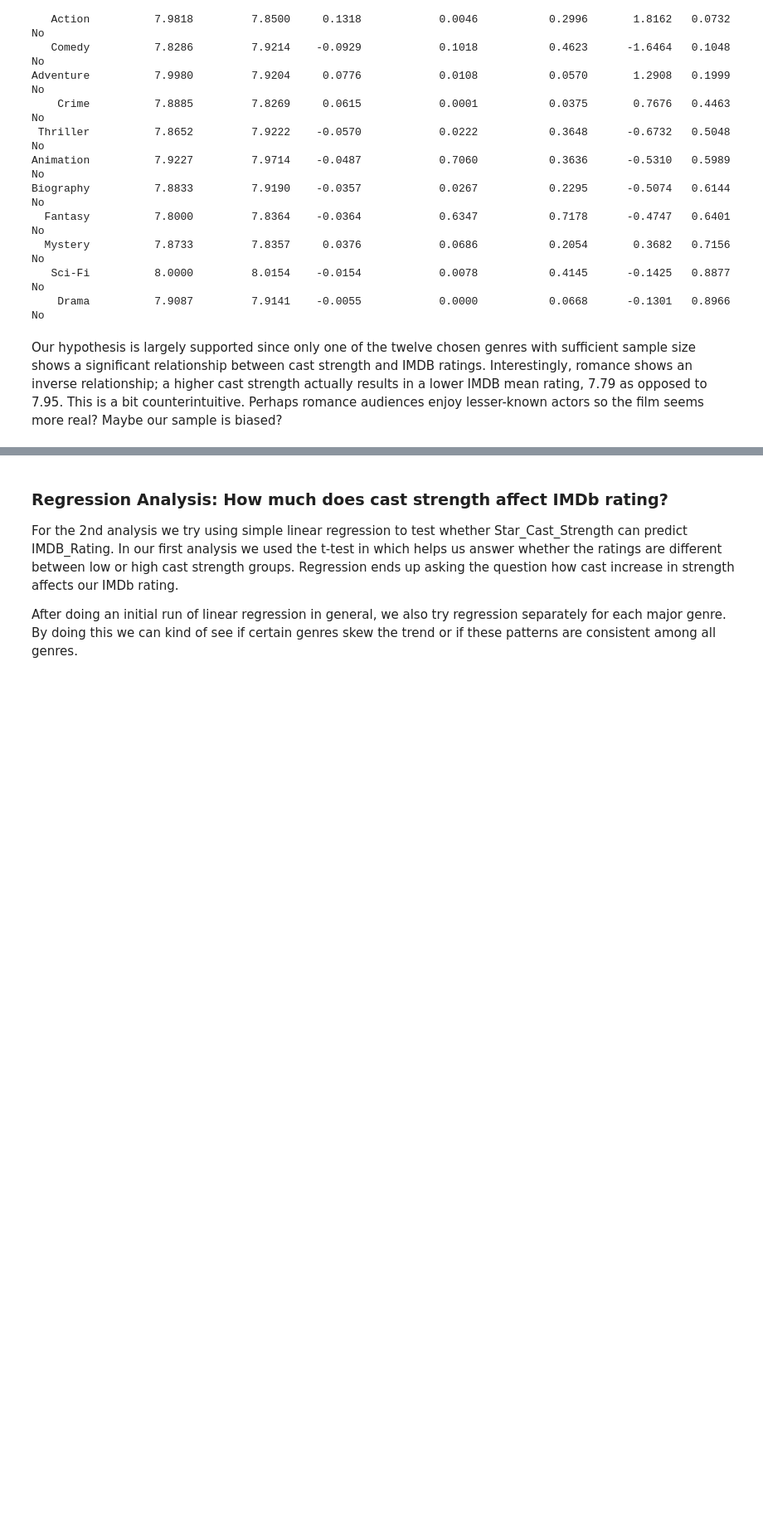
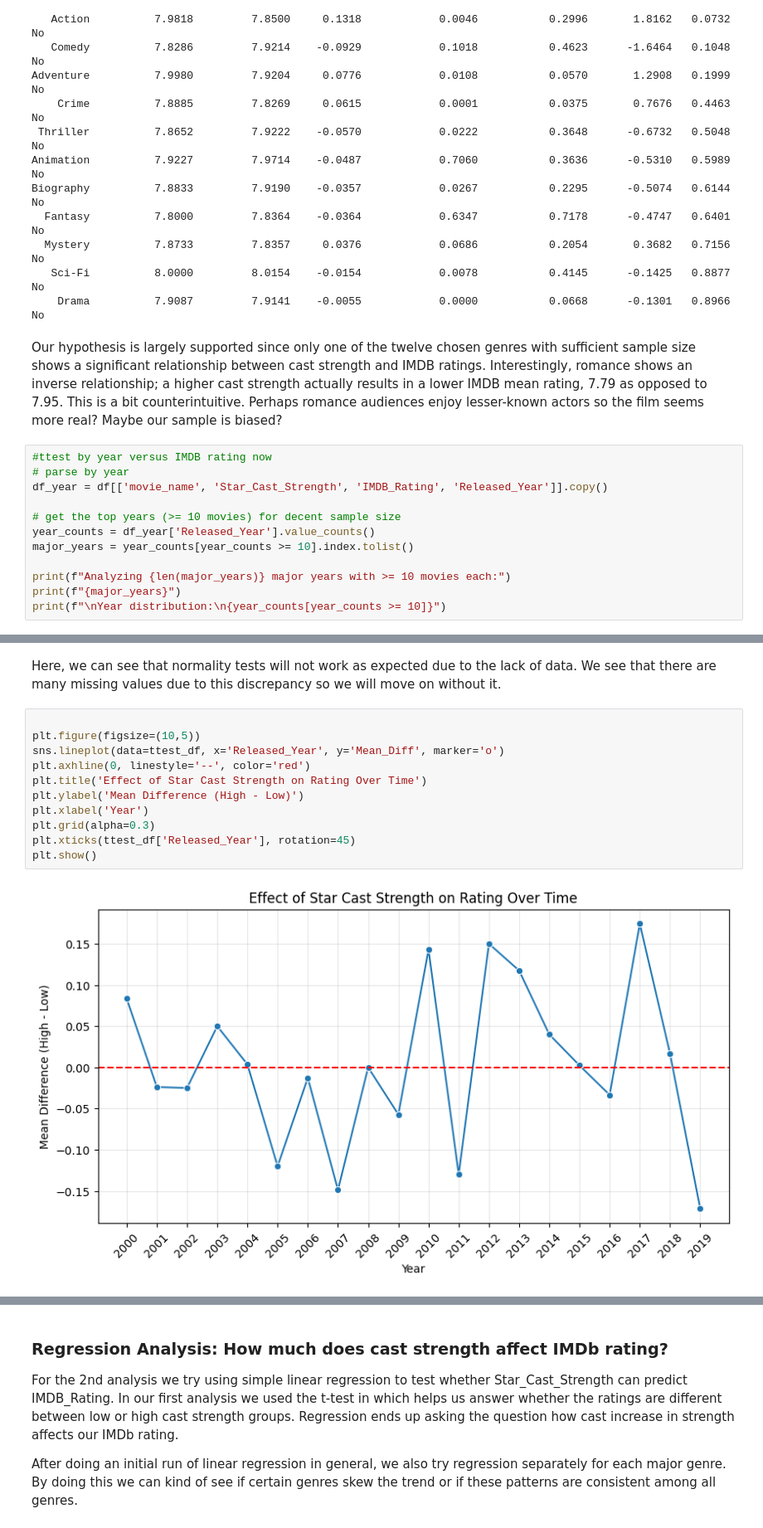
Before and after one commit to COGS108/Group138_WI26, a Jupyter notebook: 03-FinalProject.ipynb, the cells around one changed output, grey strips where cells are left out. Shown at 83% size. Cells and saved outputs as stored; diff of their text form; blank space fills up the shorter version.

Commit message:
completed analysis for star cast strength impact per year

```diff
--- a/03-FinalProject.ipynb
+++ b/03-FinalProject.ipynb
@@ -390,3 +390,15 @@ Biography          7.8833         7.9190    -0.0357            0.0267
 # %% [markdown]
 Our hypothesis is largely supported since only one of the twelve chosen genres with sufficient sample size shows a significant relationship between cast strength and IMDB ratings.
 Interestingly, romance shows an inverse relationship; a higher cast strength actually results in a lower IMDB mean rating, 7.79 as opposed to 7.95. This is a bit counterintuitive. Perhaps romance audiences enjoy lesser-known actors so the film seems more real? Maybe our sample is biased?
+# %%
+#ttest by year versus IMDB rating now
+# parse by year
+df_year = df[['movie_name', 'Star_Cast_Strength', 'IMDB_Rating', 'Released_Year']].copy()
+
+# get the top years (>= 10 movies) for decent sample size
+year_counts = df_year['Released_Year'].value_counts()
+major_years = year_counts[year_counts >= 10].index.tolist()
+
+print(f"Analyzing {len(major_years)} major years with >= 10 movies each:")
+print(f"{major_years}")
+print(f"\nYear distribution:\n{year_counts[year_counts >= 10]}")
@@ -392,0 +476,15 @@ Interestingly, romance shows an inverse relationship; a higher cast strength act
+# %% [markdown]
+Here, we can see that normality tests will not work as expected due to the lack of data. We see that there are many missing values due to this discrepancy so we will move on without it.
+# %%
+
+plt.figure(figsize=(10,5))
+sns.lineplot(data=ttest_df, x='Released_Year', y='Mean_Diff', marker='o')
+plt.axhline(0, linestyle='--', color='red')
+plt.title('Effect of Star Cast Strength on Rating Over Time')
+plt.ylabel('Mean Difference (High - Low)')
+plt.xlabel('Year')
+plt.grid(alpha=0.3)
+plt.xticks(ttest_df['Released_Year'], rotation=45)
+plt.show()
+# %% [output]
+[figure, added]
```
Also changed, not shown: parts of 7 cells of this notebook.
